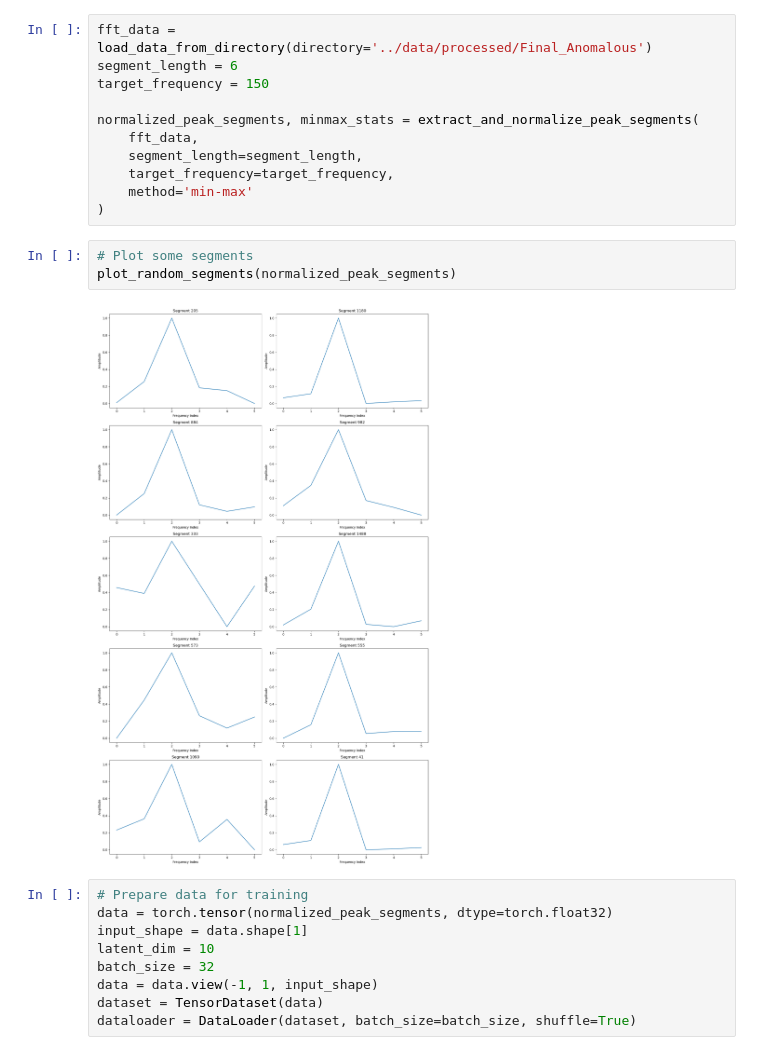
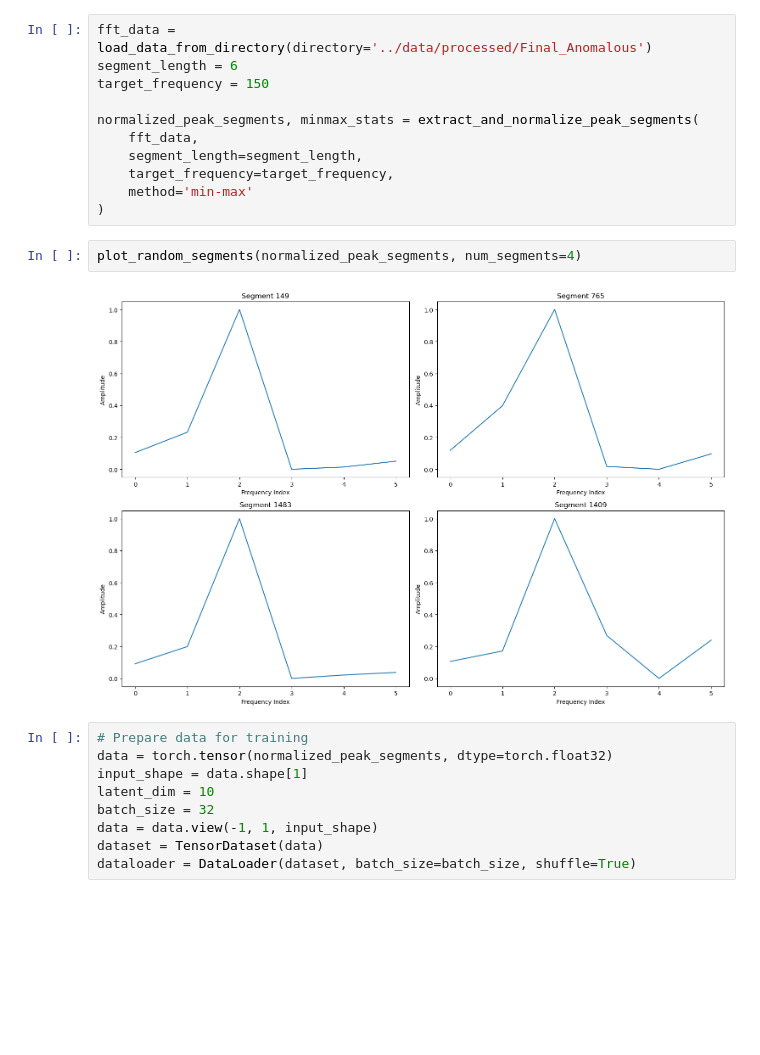
Before and after one commit to xndrleib/Motor-Fault-Detection, a Jupyter notebook: notebooks/02_VAE-Training-and-Synthetic-Peak-Generation.ipynb, the cells around one changed output. Cells and saved outputs as stored; diff of their text form; blank space fills up the shorter version.

```diff
--- a/notebooks/02_VAE-Training-and-Synthetic-Peak-Generation.ipynb
+++ b/notebooks/02_VAE-Training-and-Synthetic-Peak-Generation.ipynb
@@ -30,11 +30,10 @@ normalized_peak_segments, minmax_stats = extract_and_normalize_peak_segments(
     target_frequency=target_frequency,
     method='min-max'
 )
-# %%
-# Plot some segments
-plot_random_segments(normalized_peak_segments)
-# %% [output]
-[figure, removed]
+# %%
+plot_random_segments(normalized_peak_segments, num_segments=4)
+# %% [output]
+[figure, added]
 # %%
 # Prepare data for training
 data = torch.tensor(normalized_peak_segments, dtype=torch.float32)
```
Also changed, not shown: parts of 3 cells of this notebook, 3 other files.
